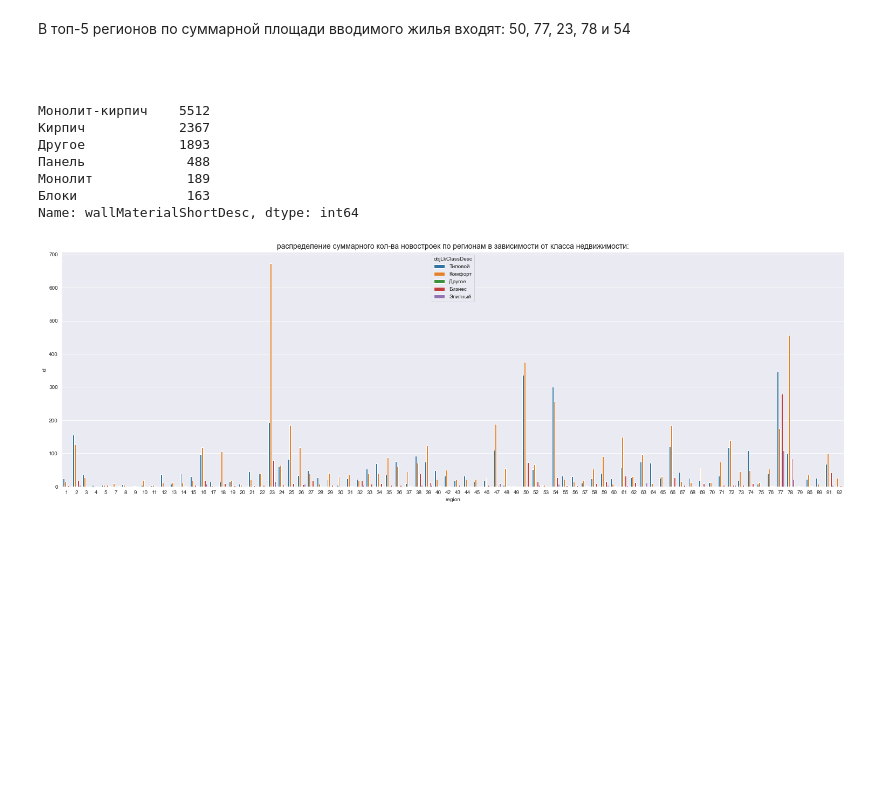
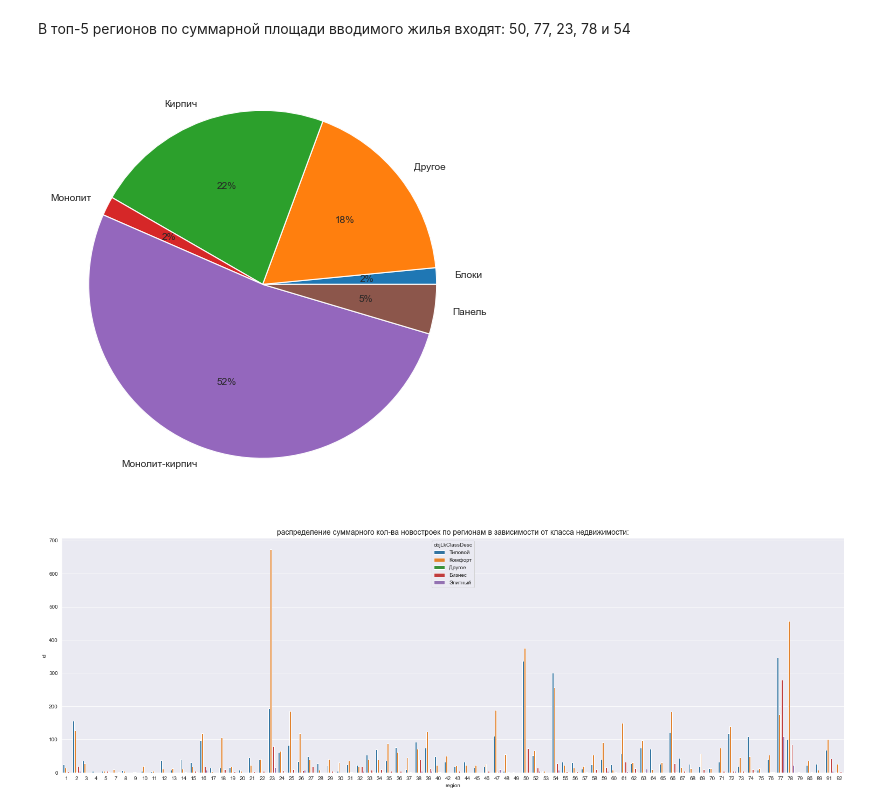
Before and after one commit to MaksDerkach/SberUniver-DS, a Jupyter notebook: Python_lessons/Hometasks/Task2_dmrf_visual.ipynb, the cells around one changed output. Cells and saved outputs as stored; diff of their text form; code cells hidden in the pictures; blank space fills up the shorter version.

```diff
--- a/Python_lessons/Hometasks/Task2_dmrf_visual.ipynb
+++ b/Python_lessons/Hometasks/Task2_dmrf_visual.ipynb
@@ -173,19 +173,15 @@ plt.title('Распределение объёмов (шт) вводимого
 # %% [markdown]
 В топ-5 регионов по суммарной площади вводимого жилья входят:
 50, 77, 23, 78 и 54
-# %% [markdown]
-#
 # %%
 # Посмотрим на виды материала, из которого строятся здание
-houses_df.wallMaterialShortDesc.value_counts()
+plt.figure(figsize=(8, 8))
+plt.pie(data=houses_df.groupby('wallMaterialShortDesc').agg(cnt_types_material=('id', 'count')).reset_index(),
+        x='cnt_types_material',
+        labels='wallMaterialShortDesc',
+        autopct = '%0.0f%%');
 # %% [output]
-Монолит-кирпич    5512
-Кирпич            2367
-Другое            1893
-Панель             488
-Монолит            189
-Блоки              163
-Name: wallMaterialShortDesc, dtype: int64
+[figure, added]
 # %%
 # распределение суммарного кол-ва новостроек по регионам в зависимости от класса недвижимости
 plt.figure(figsize=(26, 8))
```
